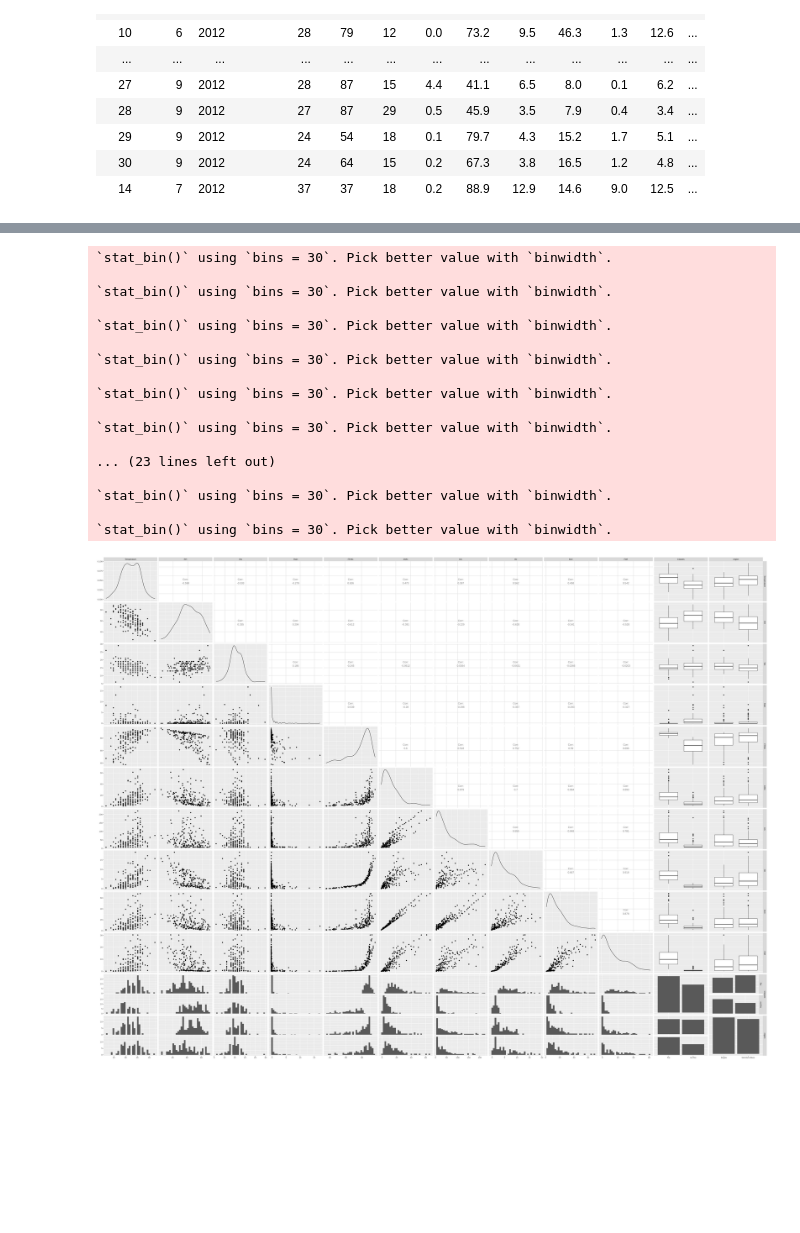
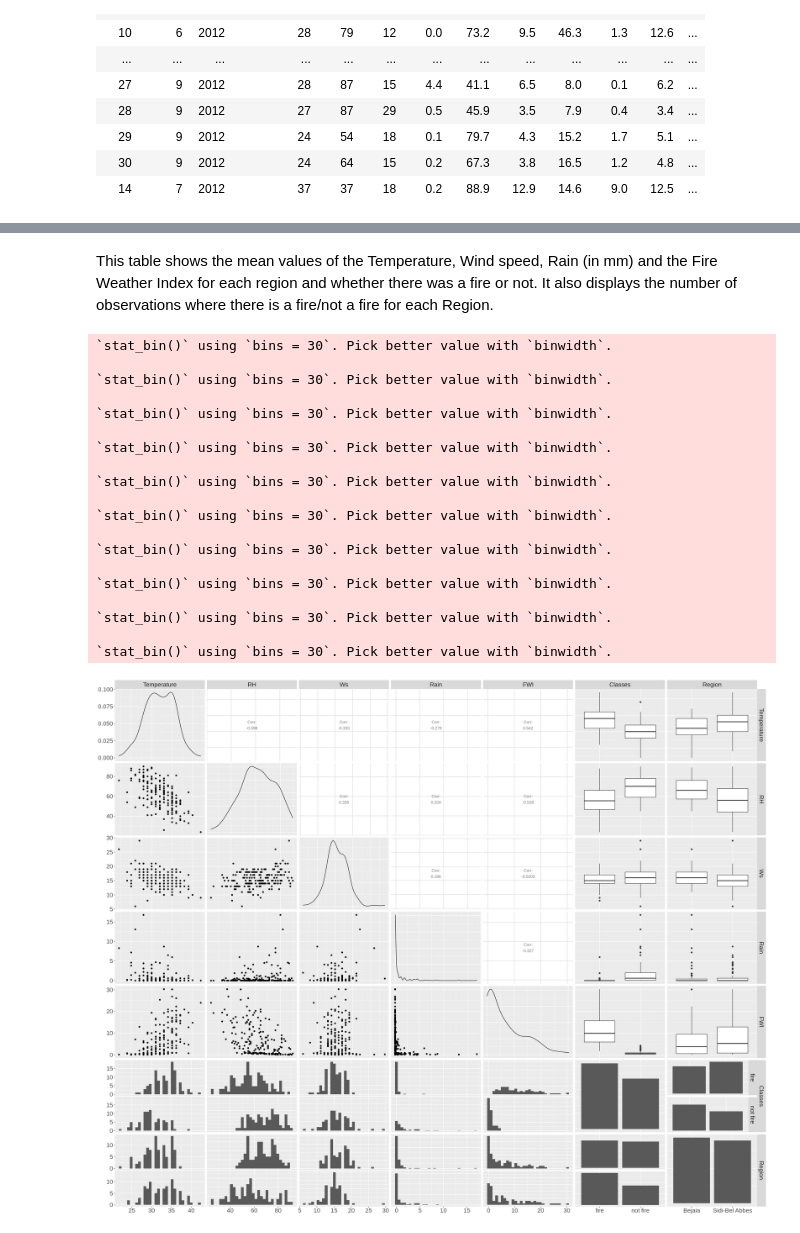
Before and after one commit to danielhou13/DSCI-100-Project-gr-17, a Jupyter notebook: Proposal.ipynb, the cells around one changed output, grey strips where cells are left out. Saved outputs shown, nothing was run; the diff lists cells and outputs as text; code cells hidden in the pictures; blank space fills up the shorter version.

Commit message:
Added few plots and a table

```diff
--- a/Proposal.ipynb
+++ b/Proposal.ipynb
@@ -17,37 +17,13 @@ somethign something
 # %% [markdown]
 ## Preliminary exploratory data analysis
 # %%
-# url <- "https://archive.ics.uci.edu/ml/machine-learning-databases/00368/"
-# download.file(url, "Facebook_metrics.zip")
-# unzip(fb_zip)
-# fb_data <- read_csv("dataset_Facebook.csv")
-# fb_data
-# col_names_proper = c("Page_total_likes", "Type", "Category", "Post_month", "Post_weekday", "Post_hour", "Paid",
-#                      "Lifetime_Post_Total_Reach", "Lifetime_Post_Total_Impressions", "Lifetime_Engaged_Users",
-#                      "Lifetime_Post_Consumers", "Lifetime_Post_Consumptions", "Lifetime_Post_Impressions_by_people_who_have_liked_your_Page",
-#                      "Lifetime_Post_reach_by_people_who_like_your_Page", "Lifetime_People_who_have_liked_Page_and_engaged_with_post",
-#                      "comment","like", "share", "Total_Interactions")
-# # full data
-# temp <- tempfile()
-# download.file("https://archive.ics.uci.edu/ml/machine-learning-databases/00368/Facebook_metrics.zip",temp)
-# fb_data <- read_csv2(unz(temp, "dataset_Facebook.csv"))
-# colnames(fb_data) <- col_names_proper
-# unlink(temp)
-# fb_data
-
-# # training data
-# set.seed(10)
-# fb_data_split <- initial_split(fb_data, prop = 0.70, strata = Total_Interactions)
-# fb_data_training <- training(fb_data_split)
-# fb_data_testing <- testing(fb_data_split)
-
 fire_data <- read_csv("https://archive.ics.uci.edu/ml/machine-learning-databases/00547/Algerian_forest_fires_dataset_UPDATE.csv", skip = 1)
 nrow(fire_data)
 
 
 fire_data2  <- fire_data %>%
     mutate(seq = 1:nrow(fire_data)) %>%
-    mutate(region = case_when(seq < 123 ~ "Bejaia",
+    mutate(Region = case_when(seq < 123 ~ "Bejaia",
                               TRUE ~ "Sidi-Bel Abbes"))
 
 fire_data_fix <- fire_data2 %>%
@@ -129,33 +114,31 @@ A tibble: 244 × 16
+# %% [markdown]
+This table shows the mean values of the Temperature, Wind speed, Rain (in mm) and the Fire Weather Index for each region and whether there was a fire or not. It also displays the number of observations where there is a fire/not a fire for each Region.
 # %%
 # #preliminary visualization of each of the means based on Paid status and Type
-# options(repr.plot.height = 30, repr.plot.width = 40)
-# fb_data_training %>%
-#     ggplot(aes(x = Post_hour, y= Total_Interactions)) +
-#     geom_point() +
-#     facet_wrap(~ Post_weekday, scales = "free_y", ncol = 3)+
-#     xlab("Hour") +
-#     ylab("Number of Interactions") +
-#     theme(text = element_text(size = 25))
+options(repr.plot.height = 20, repr.plot.width = 25)
 
 fire_data_training %>%
-    select(-day, -month, -year, -seq) %>%
-    ggpairs(axisLabels = "show")
+    select(-day, -month, -year, -seq, -(FFMC:BUI)) %>%
+    ggpairs(axisLabels = "show") +
+    theme(text = element_text(size = 20))
 # %% [output]
 `stat_bin()` using `bins = 30`. Pick better value with `binwidth`.
 
 `stat_bin()` using `bins = 30`. Pick better value with `binwidth`.
 
 `stat_bin()` using `bins = 30`. Pick better value with `binwidth`.
 
 `stat_bin()` using `bins = 30`. Pick better value with `binwidth`.
 
 `stat_bin()` using `bins = 30`. Pick better value with `binwidth`.
 
 `stat_bin()` using `bins = 30`. Pick better value with `binwidth`.
 
-... (23 lines left out)
+`stat_bin()` using `bins = 30`. Pick better value with `binwidth`.
 
 `stat_bin()` using `bins = 30`. Pick better value with `binwidth`.
 
 `stat_bin()` using `bins = 30`. Pick better value with `binwidth`.
+
+`stat_bin()` using `bins = 30`. Pick better value with `binwidth`.
-[figure, old version]
+[figure, new version]
```
Also changed, not shown: parts of 5 cells of this notebook.
